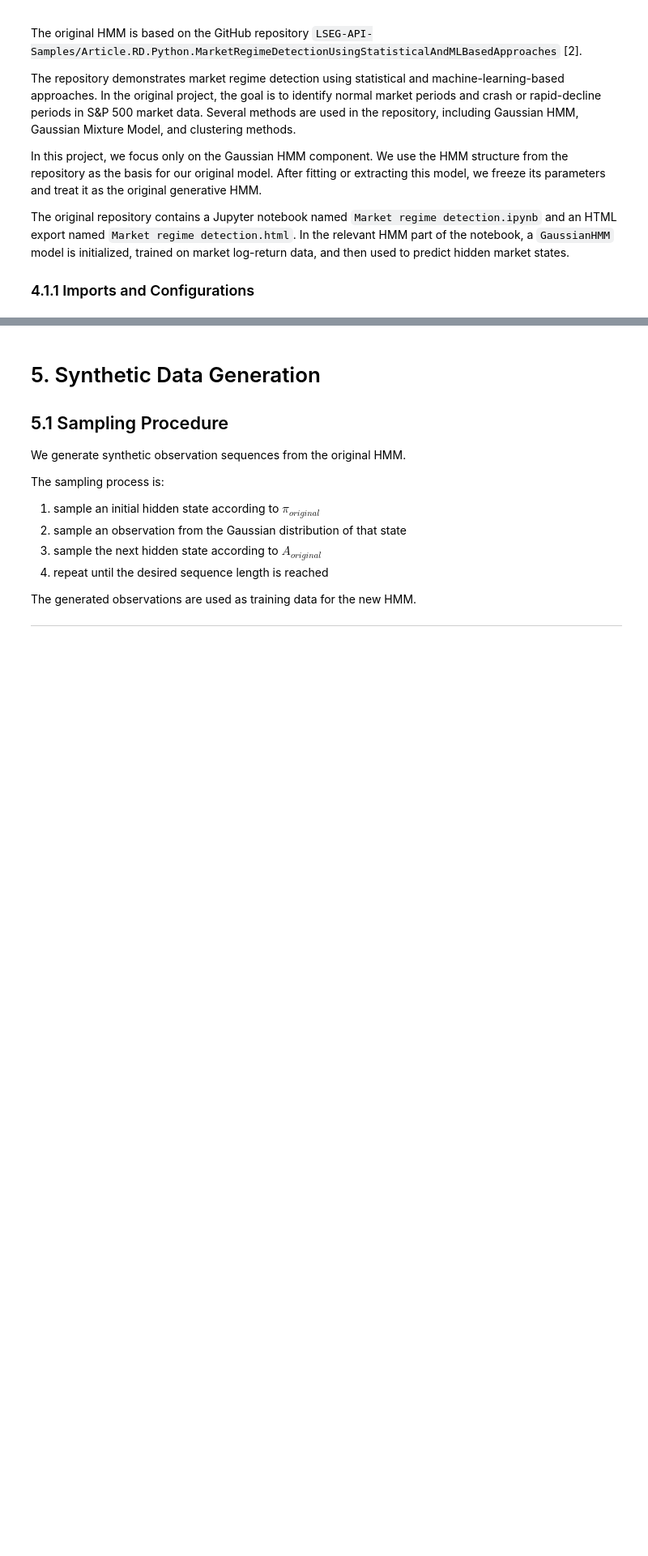
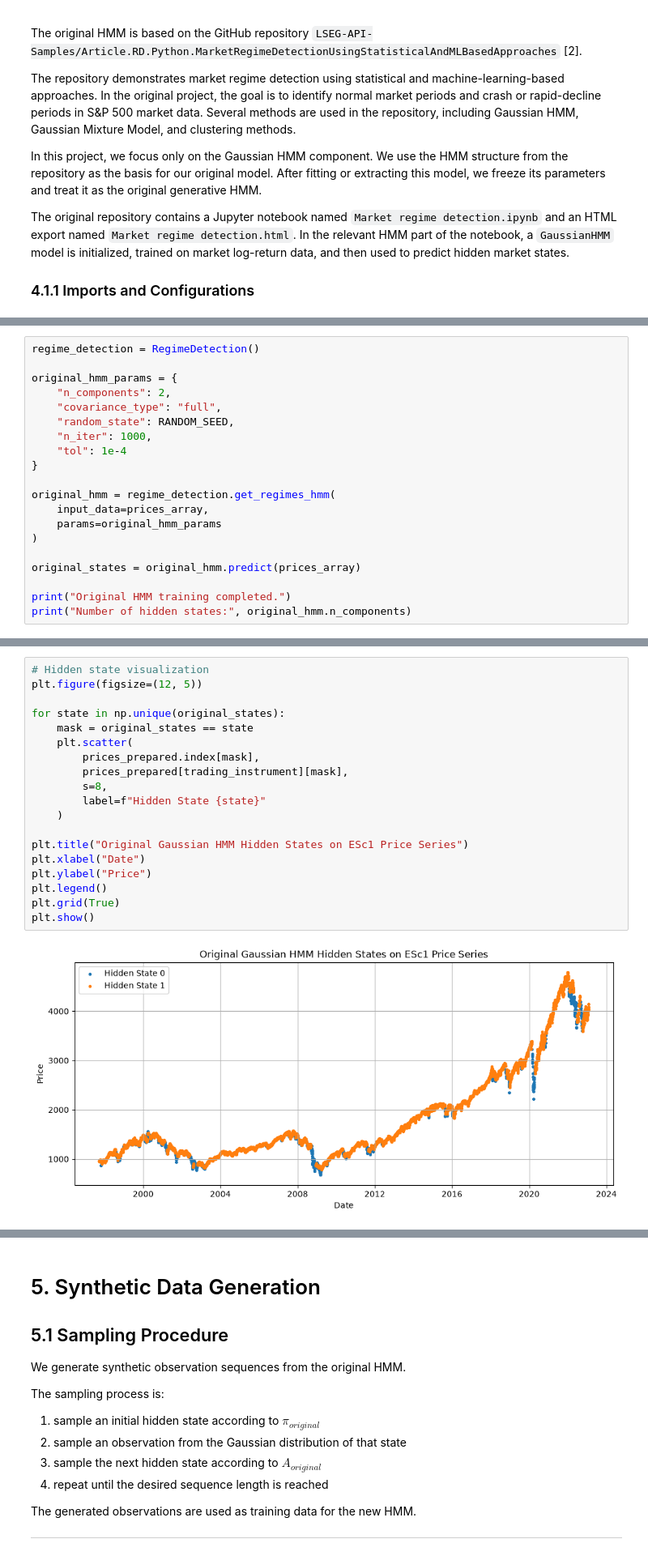
Before and after one commit to davidazimov069-maker/Advanced_Methods_in_ML, a Jupyter notebook: HMM_Project_DavidAndAviad.ipynb, the cells around one changed output, grey strips where cells are left out. Shown at 81% size. Drawn from its saved outputs; the diff is of its cells as text; blank space fills up the shorter version.

```diff
--- a/HMM_Project_DavidAndAviad.ipynb
+++ b/HMM_Project_DavidAndAviad.ipynb
@@ -784,0 +772,20 @@ where:
+# %%
+regime_detection = RegimeDetection()
+
+original_hmm_params = {
+    "n_components": 2,
+    "covariance_type": "full",
+    "random_state": RANDOM_SEED,
+    "n_iter": 1000,
+    "tol": 1e-4
+}
+
+original_hmm = regime_detection.get_regimes_hmm(
+    input_data=prices_array,
+    params=original_hmm_params
+)
+
+original_states = original_hmm.predict(prices_array)
+
+print("Original HMM training completed.")
+print("Number of hidden states:", original_hmm.n_components)
@@ -784,0 +857,21 @@ where:
+# %%
+# Hidden state visualization
+plt.figure(figsize=(12, 5))
+
+for state in np.unique(original_states):
+    mask = original_states == state
+    plt.scatter(
+        prices_prepared.index[mask],
+        prices_prepared[trading_instrument][mask],
+        s=8,
+        label=f"Hidden State {state}"
+    )
+
+plt.title("Original Gaussian HMM Hidden States on ESc1 Price Series")
+plt.xlabel("Date")
+plt.ylabel("Price")
+plt.legend()
+plt.grid(True)
+plt.show()
+# %% [output]
+[figure, added]
```
Also changed, not shown: parts of 29 cells of this notebook, 1 other file.
